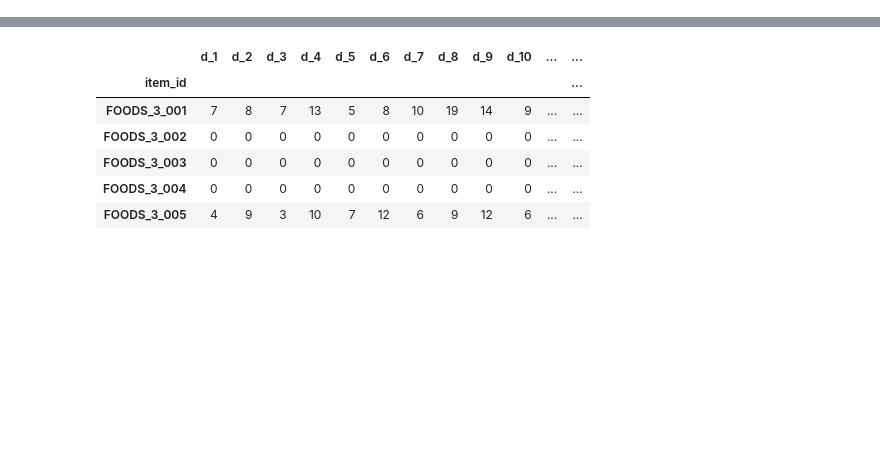
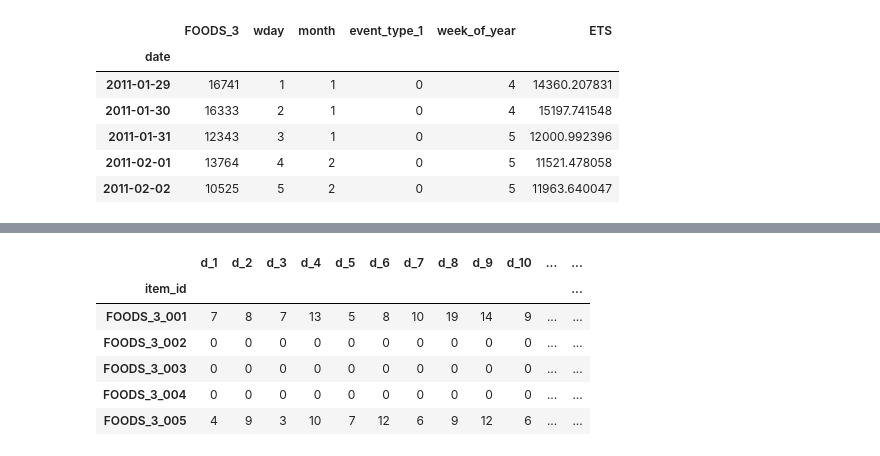
Before and after one commit to sithankanna/hts-forecast, a Jupyter notebook: notebooks/003-EK-model.ipynb, the cells around one changed output, grey strips where cells are left out. Drawn from its saved outputs; the diff is of its cells as text; code cells hidden in the pictures; blank space fills up the shorter version.

```diff
--- a/notebooks/003-EK-model.ipynb
+++ b/notebooks/003-EK-model.ipynb
@@ -73,0 +129,12 @@ def forest(X_train, y_train, X_test):
+# %%
+clean_mergedframe = mergedframe.drop(['wm_yr_wk', 'weekday', 'year', 'd', 'event_name_1', 'event_name_2',
+            'event_type_2', 'snap_CA', 'snap_TX', 'snap_WI'], axis='columns')
+clean_mergedframe.head()
+# %% [output]
+|  | FOODS_3 | wday | month | event_type_1 | week_of_year | ETS |
+| date |  |  |  |  |  |  |
+| 2011-01-29 | 16741 | 1 | 1 | 0 | 4 | 14360.207831 |
+| 2011-01-30 | 16333 | 2 | 1 | 0 | 4 | 15197.741548 |
+| 2011-01-31 | 12343 | 3 | 1 | 0 | 5 | 12000.992396 |
+| 2011-02-01 | 13764 | 4 | 2 | 0 | 5 | 11521.478058 |
+| 2011-02-02 | 10525 | 5 | 2 | 0 | 5 | 11963.640047 |
```
Also changed, not shown: parts of 14 cells of this notebook.
